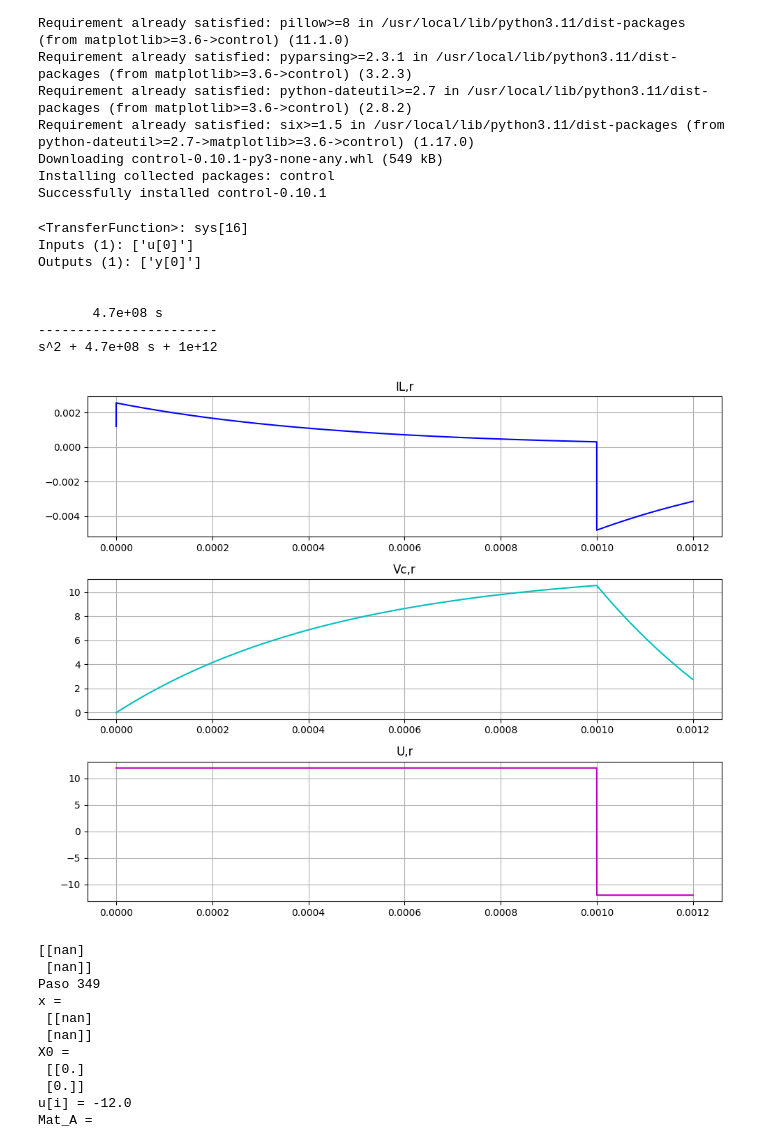
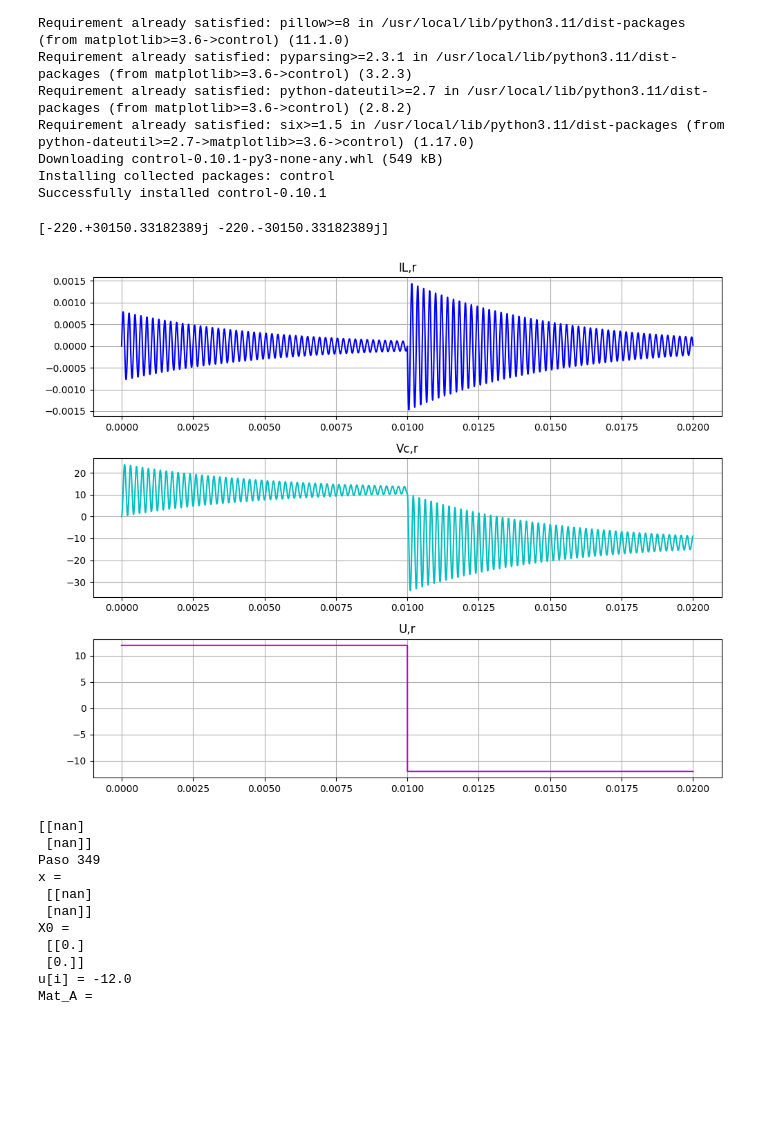
Before and after one commit to Schreiner-F/Sistemas-de-Control-2---python, a Jupyter notebook: Actividad_1_Caso_1.ipynb, the cells around one changed output. Drawn from its saved outputs; the diff is of its cells as text; code cells hidden in the pictures; blank space fills up the shorter version.

```diff
--- a/Actividad_1_Caso_1.ipynb
+++ b/Actividad_1_Caso_1.ipynb
@@ -27,9 +27,9 @@ from scipy.signal import ss2tf
 from control import tf
 # %%
 # Parámetros del circuito
-R = 4.7e3
-L = 10e-6
-C = 100e-9
+R = 220
+L = 500e-3
+C = 2.2e-9
 
 # Matrices del sistema
 Mat_A = np.array([[-R/L, -1/L], [1/C, 0]])
@@ -44,22 +44,15 @@ G = tf(num[0], den)
 # Autovalores del sistema (equivale a eig)
 a = np.linalg.eigvals(Mat_A)
 
-print (G)
+print (a)
 # %% [output]
-<TransferFunction>: sys[16]
-Inputs (1): ['u[0]']
-Outputs (1): ['y[0]']
-
-
-       4.7e+08 s
------------------------
-s^2 + 4.7e+08 s + 1e+12
+[-220.+30150.33182389j -220.-30150.33182389j]
 # %%
 # Tiempo de muestreo y simulación
 #At = np.real(np.log(0.95)/a[0]) * 0.9
-At = 1e-9
+At = 5e-8
 #T = np.real(np.log(0.05)/a[1]) * 2.4
-T = 1.2e-3
+T = 20e-3
 
 # Condiciones iniciales
 #Kmax = int(np.round(T / At))
@@ -81,39 +74,39 @@ ii = 0
 #bucle para generar la señal.
 for i in range(Kmax):
     ii += At
-    if ii >= 1e-3:
+    if ii >= 10e-3:
         vin = -vin
         ii = 0
     u[i] = vin
     #xp = Mat_A @ (x - X0) + Mat_B * u[i]
     xp = Mat_A @ (x - X0) + Mat_B @ np.array([[u[i]]])
 
     x = x + xp * At
     Il[i] = x[0,0]
     Vc[i] = x[1,0]
 
 # Gráficas
 plt.figure(figsize=(10, 8))
 
 plt.subplot(3, 1, 1)
 plt.plot(t, Il, 'b')
 plt.title('IL,r')
 plt.grid(True)
 
 plt.subplot(3, 1, 2)
 plt.plot(t, Vc, 'c')
 plt.title('Vc,r')
 plt.grid(True)
 
 plt.subplot(3, 1, 3)
 plt.plot(t, u, 'm')
 plt.title('U,r')
 plt.grid(True)
 
 plt.tight_layout()
 plt.show()
 # %% [output]
-[figure, old version]
+[figure, new version]
 # %%
 xp = Mat_A @ (x - X0) + Mat_B * u[i]
 
```
Also changed, not shown: parts of 1 cell of this notebook.
